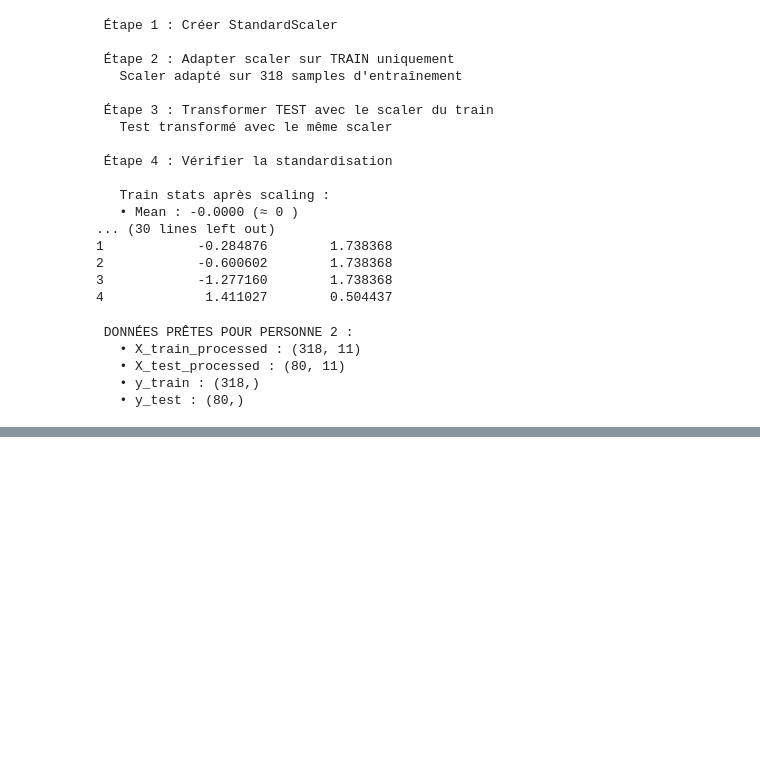
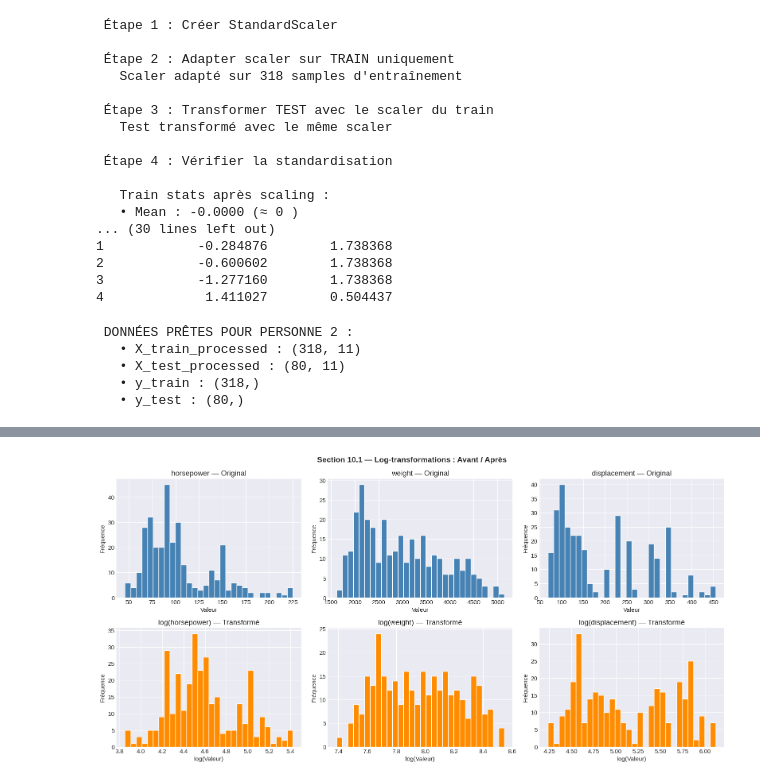
Before and after one commit to TAZIKenza/Auto_MPG_Analysis, a Jupyter notebook: Auto_MPG_Analysis.ipynb, the cells around one changed output, grey strips where cells are left out. Saved outputs shown, nothing was run; the diff lists cells and outputs as text; code cells hidden in the pictures; blank space fills up the shorter version.

```diff
--- a/Auto_MPG_Analysis.ipynb
+++ b/Auto_MPG_Analysis.ipynb
@@ -740,0 +996,89 @@ print(f"   • y_test : {y_test.shape}")
+# %%
+
+print("=" * 60)
+print("   TRANSFORMATIONS & SÉLECTION DE FEATURES")
+print("=" * 60)
+
+# ── 10.1 Log-transformations ──
+print("\n🔧 10.1 — Comparaison distributions avant/après log-transformation")
+cols_log = ['horsepower', 'weight', 'displacement']
+X_log = X_train[cols_log].copy()
+X_log_transformed = np.log1p(X_log)
+
+fig, axes = plt.subplots(2, 3, figsize=(16, 8))
+for i, col in enumerate(cols_log):
+    axes[0, i].hist(X_log[col], bins=30, color='steelblue', edgecolor='white')
+    axes[0, i].set_title(f'{col} — Original')
+    axes[0, i].set_xlabel('Valeur')
+    axes[0, i].set_ylabel('Fréquence')
+
+    axes[1, i].hist(X_log_transformed[col], bins=30, color='darkorange', edgecolor='white')
+    axes[1, i].set_title(f'log({col}) — Transformé')
+    axes[1, i].set_xlabel('log(Valeur)')
+    axes[1, i].set_ylabel('Fréquence')
+
+plt.suptitle('Section 10.1 — Log-transformations : Avant / Après', fontsize=14, fontweight='bold')
+plt.tight_layout()
+plt.savefig('section10_log_transform.png', dpi=150, bbox_inches='tight')
+plt.show()
+
+# Comparer skewness avant/après
+print(f"\n{'Variable':<20} {'Skew avant':>12} {'Skew après log':>16}")
+print("-" * 52)
+for col in cols_log:
+    s_before = X_log[col].skew()
+    s_after  = X_log_transformed[col].skew()
+    print(f"  {col:<18} {s_before:>12.4f} {s_after:>16.4f}")
+
+# ── 10.2 Polynomial Features ──
+print("\n🔧 10.2 — Polynomial Features (degré 2)")
+poly = PolynomialFeatures(degree=2, include_bias=False)
+X_poly = poly.fit_transform(X_train_processed)
+print(f"   • Features originales : {X_train_processed.shape[1]}")
+print(f"   • Features polynomiales (degré 2) : {X_poly.shape[1]}")
+print(f"   → Attention : {X_poly.shape[1]} features peuvent causer du surapprentissage")
+print(f"   → Recommandation : utiliser avec Ridge/Lasso pour la régularisation")
+
+# ── 10.3 RFE — Recursive Feature Elimination ──
+print("\n🔧 10.3 — Recursive Feature Elimination (RFE)")
+rfe_model = LinearRegression()
+rfe = RFE(rfe_model, n_features_to_select=6)
+rfe.fit(X_train_processed, y_train)
+
+rfe_results = pd.DataFrame({
+    'Feature':  feature_cols,
+    'Sélectionnée': rfe.support_,
+    'Rang': rfe.ranking_
+}).sort_values('Rang')
+
+print(f"\n{'Feature':<30} {'Rang':>6} {'Sélectionnée ?':>15}")
+print("-" * 55)
+for _, row in rfe_results.iterrows():
+    sel = "✅ Oui" if row['Sélectionnée'] else "❌ Non"
+    print(f"  {row['Feature']:<28} {int(row['Rang']):>6}  {sel:>15}")
+
+# ── 10.4 Importance des Features (RandomForest) ──
+print("\n🔧 10.4 — Importance des Features (Random Forest)")
+rf = RandomForestRegressor(n_estimators=100, random_state=42)
+rf.fit(X_train_processed, y_train)
+
+importances = pd.DataFrame({
+    'Feature':    feature_cols,
+    'Importance': rf.feature_importances_
+}).sort_values('Importance', ascending=False)
+
+print(f"\n{'Feature':<30} {'Importance':>12}")
+print("-" * 45)
+for _, row in importances.iterrows():
+    bar = '█' * int(row['Importance'] * 100)
+    print(f"  {row['Feature']:<28} {row['Importance']:>10.4f}  {bar}")
+
+# Features sélectionnées finales (top 6 RF + RFE)
+rfe_selected = set(rfe_results[rfe_results['Sélectionnée']]['Feature'].tolist())
+rf_top6      = set(importances.head(6)['Feature'].tolist())
+final_features = list(rfe_selected | rf_top6)
+
+print(f"\n📌 Features finales sélectionnées (union RFE + RF Top 6) :")
+for f in sorted(final_features):
+    print(f"   ✅ {f}")
+# %% [output]
@@ -740,0 +1090 @@ print(f"   • y_test : {y_test.shape}")
+[figure, added]
```
Also changed, not shown: parts of 15 cells of this notebook.
